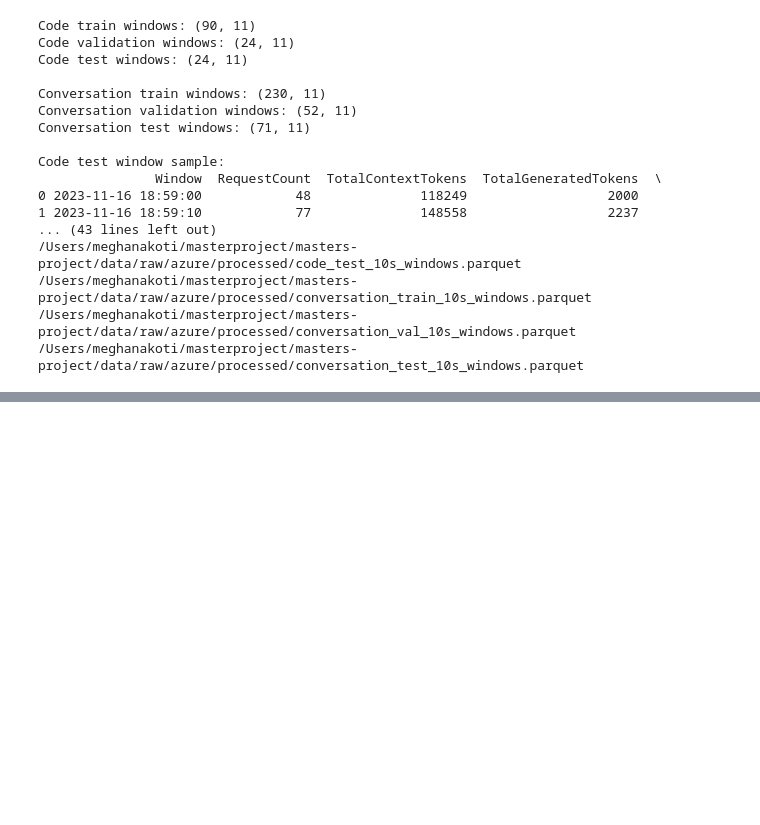
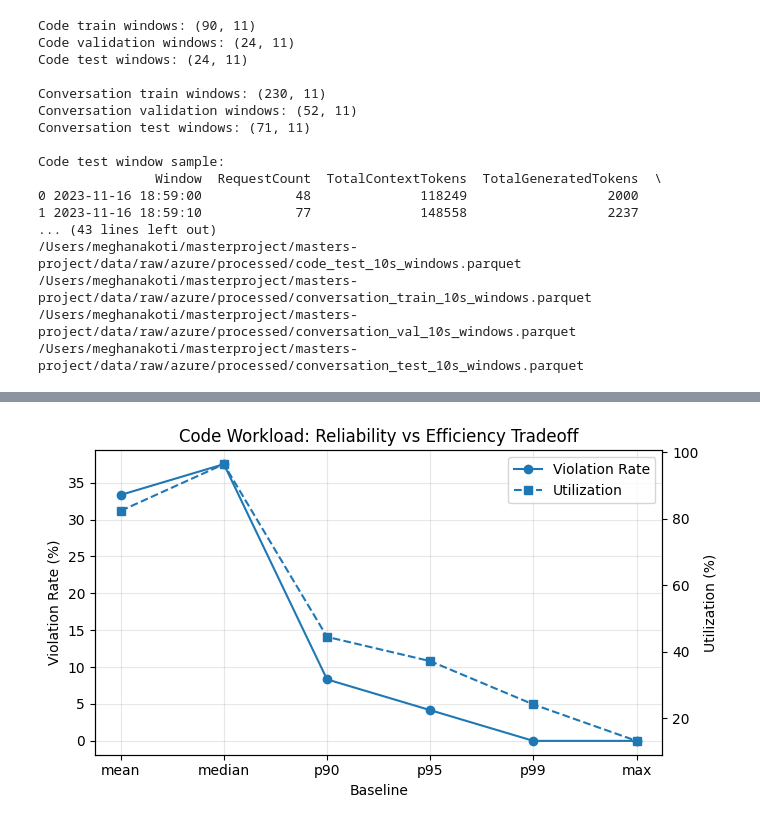
Before and after one commit to sonalilonkar1/masters-project, a Jupyter notebook: notebooks/splitwise/azure_llm_inference.ipynb, the cells around one changed output, grey strips where cells are left out. Saved outputs shown, nothing was run; the diff lists cells and outputs as text; code cells hidden in the pictures; blank space fills up the shorter version.

Commit message:
Add splitwise evaluation results and baseline comparison outputs

```diff
--- a/notebooks/splitwise/azure_llm_inference.ipynb
+++ b/notebooks/splitwise/azure_llm_inference.ipynb
@@ -832,0 +835,40 @@ Saved summary tables:
+# %%
+import pandas as pd
+import matplotlib.pyplot as plt
+
+df = pd.read_csv("/Users/meghanakoti/masterproject/masters-project/reports/eval/splitwise/azure_llm_10s_test_summary.csv")
+
+baseline_order = ["mean", "median", "p90", "p95", "p99", "max"]
+df["baseline"] = pd.Categorical(df["baseline"], categories=baseline_order, ordered=True)
+df = df.sort_values(["dataset", "baseline"])
+
+code_df = df[df["dataset"] == "code"]
+
+fig, ax1 = plt.subplots(figsize=(7, 4))
+
+# ---- Left axis: Violation ----
+ax1.plot(code_df["baseline"], code_df["violation_rate"] * 100, marker="o", label="Violation Rate")
+ax1.set_xlabel("Baseline")
+ax1.set_ylabel("Violation Rate (%)")
+ax1.tick_params(axis='y')
+
+# ---- Right axis: Utilization ----
+ax2 = ax1.twinx()
+ax2.plot(code_df["baseline"], code_df["avg_utilization"] * 100, marker="s", linestyle="--", label="Utilization")
+ax2.set_ylabel("Utilization (%)")
+ax2.tick_params(axis='y')
+
+# Title + grid
+plt.title("Code Workload: Reliability vs Efficiency Tradeoff")
+ax1.grid(True, alpha=0.3)
+
+# Legend (combine both)
+lines_1, labels_1 = ax1.get_legend_handles_labels()
+lines_2, labels_2 = ax2.get_legend_handles_labels()
+plt.legend(lines_1 + lines_2, labels_1 + labels_2)
+
+plt.tight_layout()
+plt.savefig("/Users/meghanakoti/masterproject/masters-project/reports/eval/splitwise/figures/code_relaibilitytradeoff.png", dpi=200)
+plt.show()
+# %% [output]
+[figure, added]
```
Also changed, not shown: parts of 7 cells of this notebook, 8 other files.
